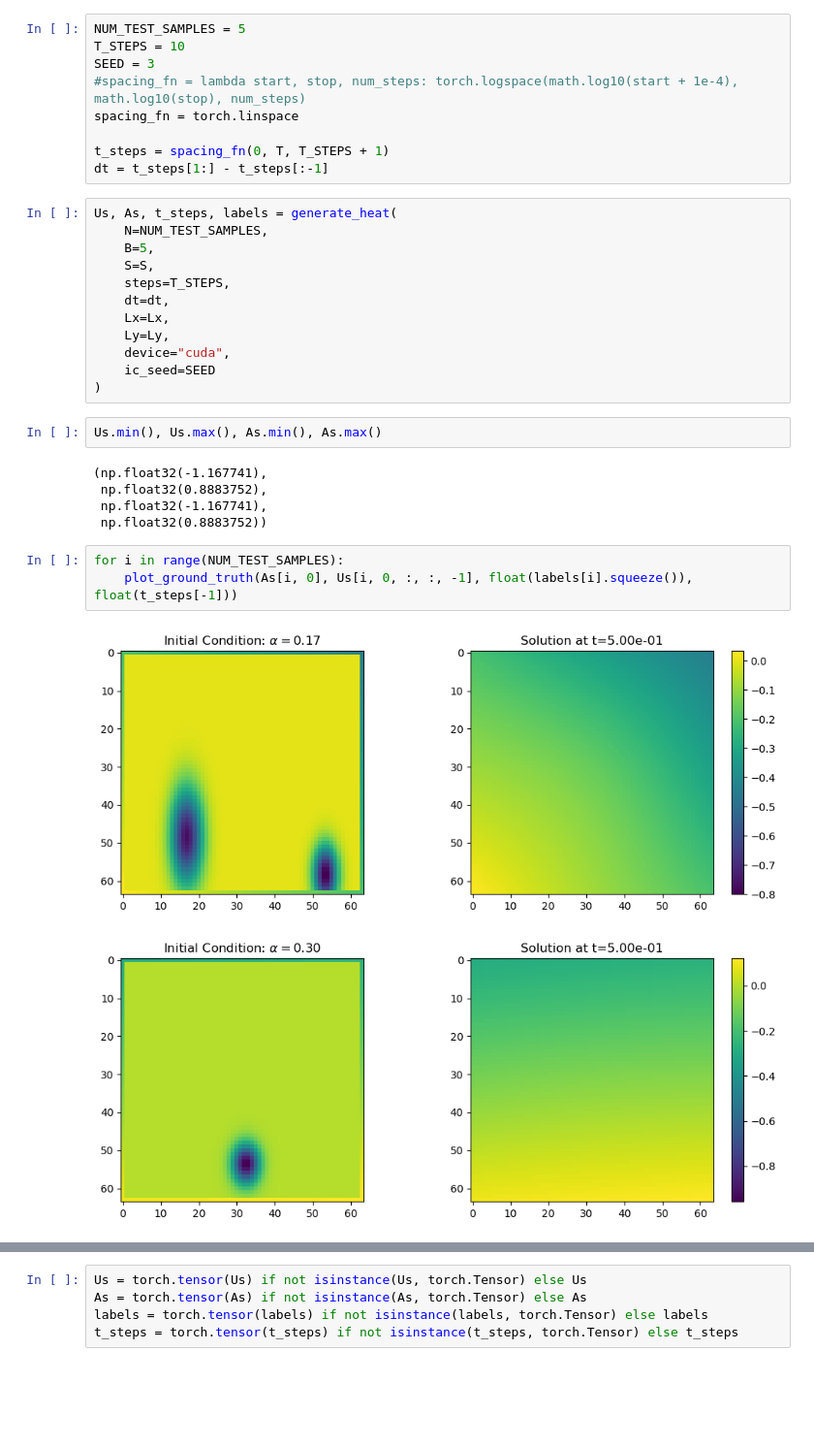
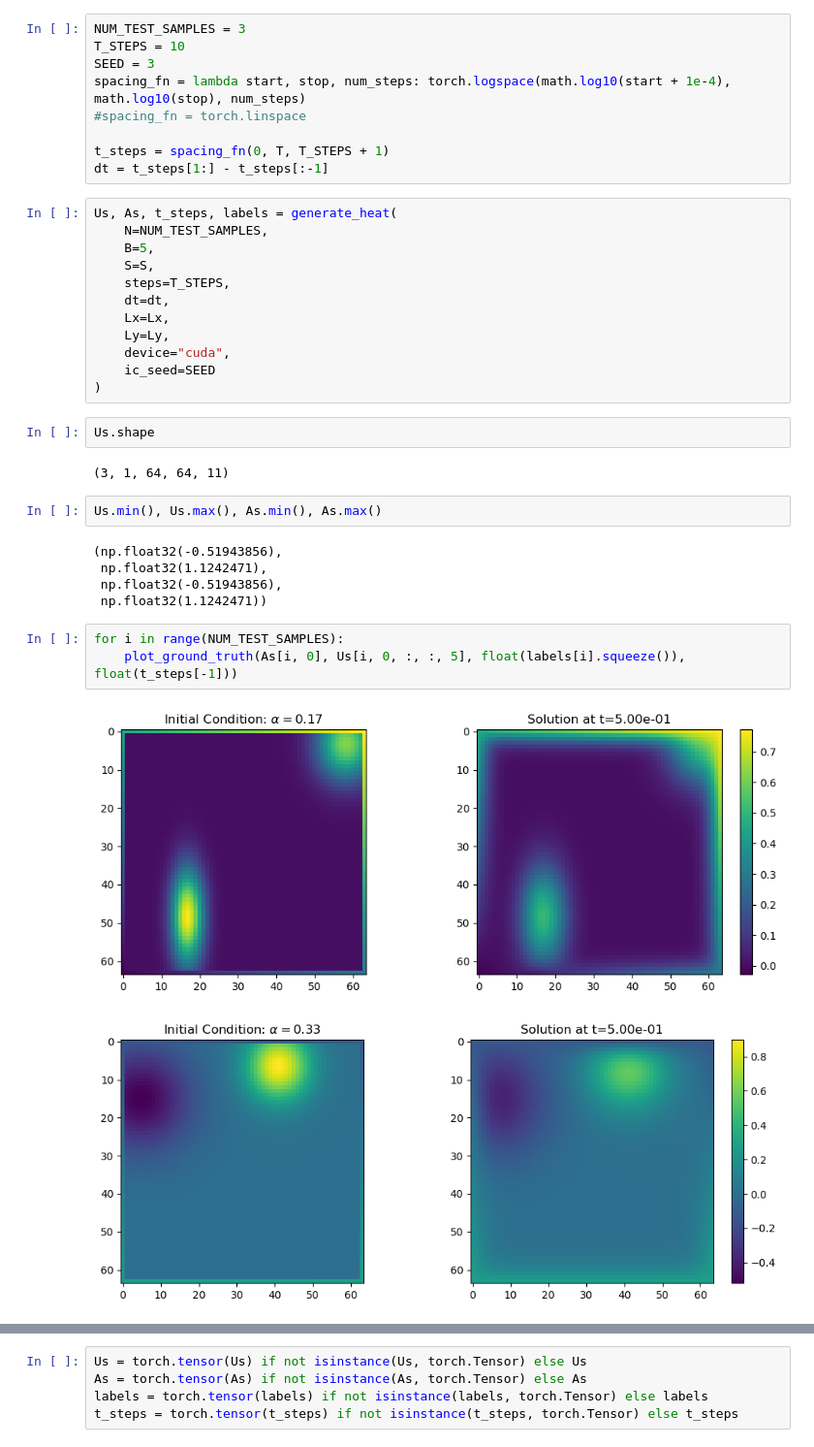
Before and after one commit to cmt-dtu-energy/dynamical-pde-diffusion, a Jupyter notebook: notebooks/02_validation.ipynb, the cells around one changed output, grey strips where cells are left out. Shown at 97% size. Cells and saved outputs as stored; diff of their text form; blank space fills up the shorter version.

```diff
--- a/notebooks/02_validation.ipynb
+++ b/notebooks/02_validation.ipynb
@@ -110,11 +110,11 @@ print("Using device:", device)
 # %% [output]
 Using device: cuda
 # %%
-NUM_TEST_SAMPLES = 5
+NUM_TEST_SAMPLES = 3
 T_STEPS = 10
 SEED = 3
-#spacing_fn = lambda start, stop, num_steps: torch.logspace(math.log10(start + 1e-4), math.log10(stop), num_steps)
-spacing_fn = torch.linspace
+spacing_fn = lambda start, stop, num_steps: torch.logspace(math.log10(start + 1e-4), math.log10(stop), num_steps)
+#spacing_fn = torch.linspace
 
 t_steps = spacing_fn(0, T, T_STEPS + 1)
 dt = t_steps[1:] - t_steps[:-1]
@@ -130,16 +130,20 @@ Us, As, t_steps, labels = generate_heat(
     device="cuda",
     ic_seed=SEED
 )
+# %%
+Us.shape
+# %% [output]
+(3, 1, 64, 64, 11)
 # %%
 Us.min(), Us.max(), As.min(), As.max()
 # %% [output]
-(np.float32(-1.167741),
- np.float32(0.8883752),
- np.float32(-1.167741),
- np.float32(0.8883752))
+(np.float32(-0.51943856),
+ np.float32(1.1242471),
+ np.float32(-0.51943856),
+ np.float32(1.1242471))
 # %%
 for i in range(NUM_TEST_SAMPLES):
-    plot_ground_truth(As[i, 0], Us[i, 0, :, :, -1], float(labels[i].squeeze()), float(t_steps[-1]))
+    plot_ground_truth(As[i, 0], Us[i, 0, :, :, 5], float(labels[i].squeeze()), float(t_steps[-1]))
 # %% [output]
-[figure, old version]
+[figure, new version]
-[figure, old version]
+[figure, new version]
```
Also changed, not shown: parts of 1 cell of this notebook, 22 other files.
